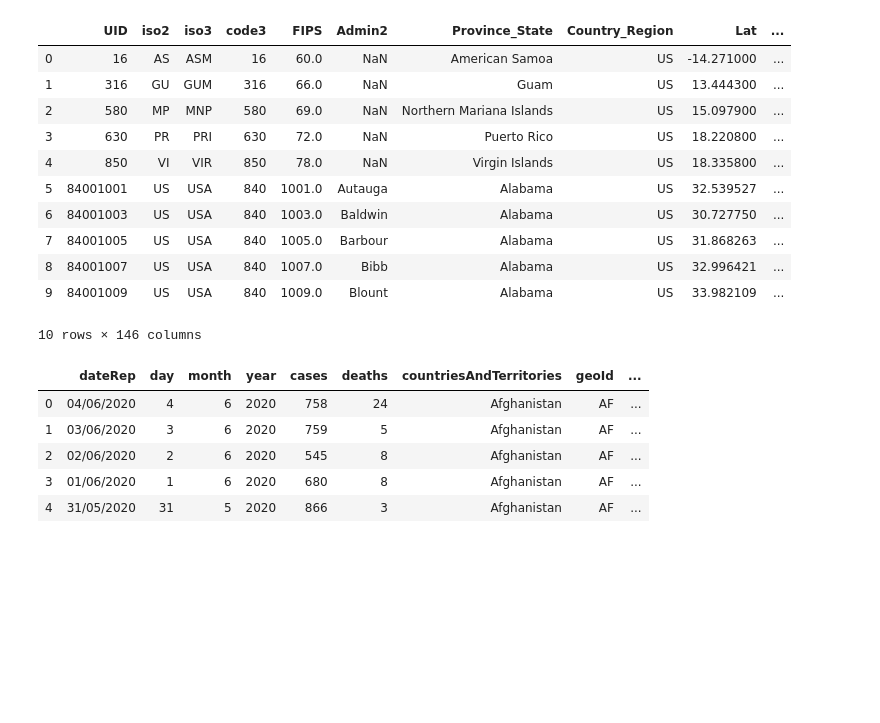
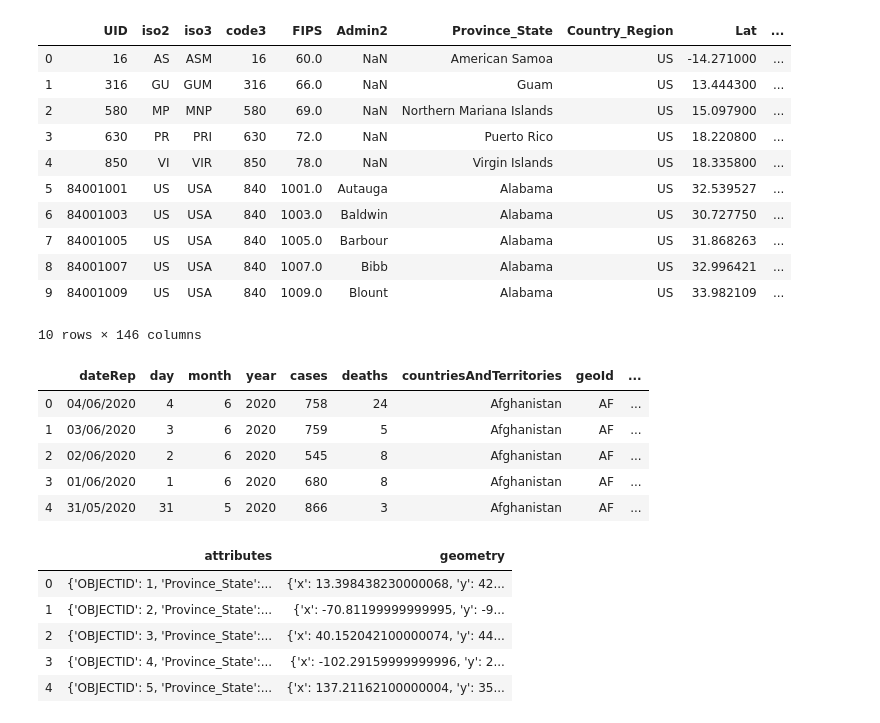
Before and after one commit to neilhsu70/DataAnalytics-Project-2, a Jupyter notebook: project2-covid19.ipynb, the cells around one changed output. Cells and saved outputs as stored; diff of their text form; code cells hidden in the pictures; blank space fills up the shorter version.

```diff
--- a/Untitled.ipynb
+++ b/project2-covid19.ipynb
@@ -50,0 +76,9 @@ ecdc.head()
+# %%
+df.head()
+# %% [output]
+|  | attributes | geometry |
+| 0 | {'OBJECTID': 1, 'Province_State':... | {'x': 13.398438230000068, 'y': 42... |
+| 1 | {'OBJECTID': 2, 'Province_State':... | {'x': -70.81199999999995, 'y': -9... |
+| 2 | {'OBJECTID': 3, 'Province_State':... | {'x': 40.152042100000074, 'y': 44... |
+| 3 | {'OBJECTID': 4, 'Province_State':... | {'x': -102.29159999999996, 'y': 2... |
+| 4 | {'OBJECTID': 5, 'Province_State':... | {'x': 137.21162100000004, 'y': 35... |
```
Also changed, not shown: parts of 13 cells of this notebook, 2 other files.
